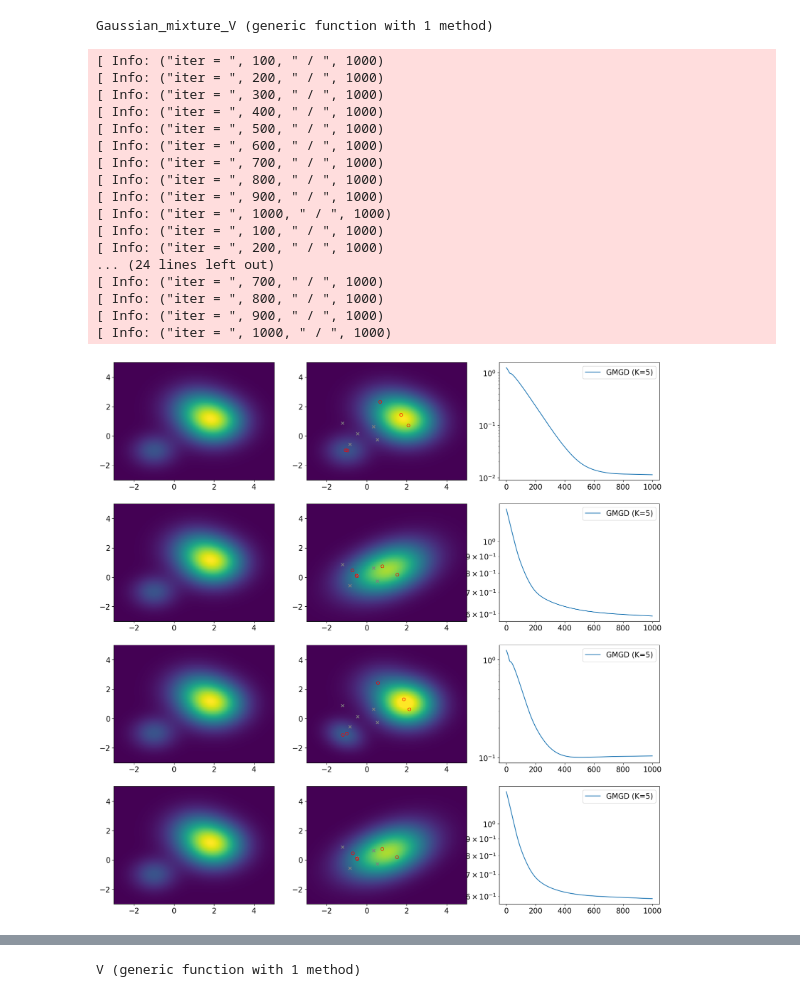
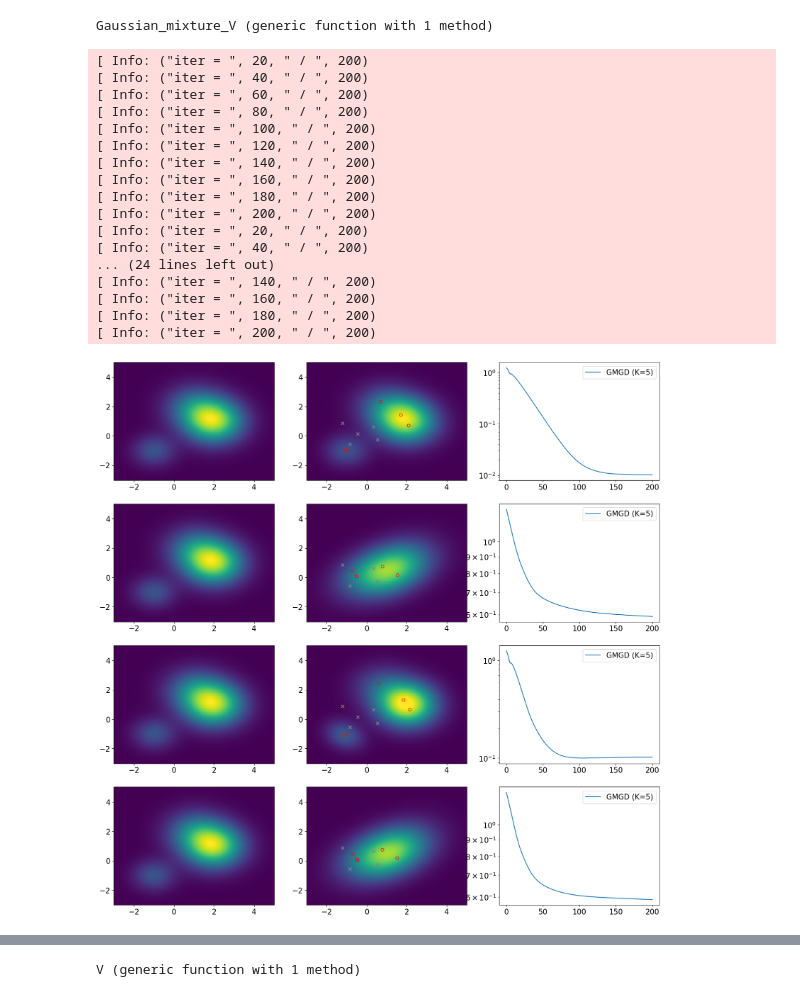
Before and after one commit to Zhengyu-Huang/InverseProblems.jl, a Jupyter notebook: Derivative-Free/Gaussian-Mixture-NGD.ipynb, the cells around one changed output, grey strips where cells are left out. Cells and saved outputs as stored; diff of their text form; code cells hidden in the pictures.

```diff
--- a/Derivative-Free/Gaussian-Mixture-NGD.ipynb
+++ b/Derivative-Free/Gaussian-Mixture-NGD.ipynb
@@ -69,51 +69,51 @@ end
 
 
 sqrt_matrix_type = "Cholesky"
-N_iter , dt  = 1000, 0.01
+N_iter , dt  = 200, 0.05
 T =  N_iter * dt
 quadrature_test_list = [
     ("mean_point","mean_point"),
     ("cubature_transform_o3","cubature_transform_o3"),
     ("cubature_transform_o5","mean_point"),
     ("cubature_transform_o5","cubature_transform_o3")]
 for iobs = 1:length(quadrature_test_list)
     quadrature_type_GM, quadrature_type = quadrature_test_list[iobs]
     gmgdobj = GMGD_Run(
             func_dV,
             T,
             N_iter,
             # Initial condition
             x0_w, x0_mean, xx0_cov;
             sqrt_matrix_type = sqrt_matrix_type,
             # setup for Gaussian mixture part
             quadrature_type_GM = quadrature_type_GM,
             # setup for potential function part
             Bayesian_inverse_problem = false,
             quadrature_type = quadrature_type)
 
     # Gaussian mixture test
     visualization_2d(ax[iobs,:]; Nx = 200, Ny = 200, x_lim=[-3.0, 5.0], y_lim=[-3.0, 5.0], func_V = func_V, objs=(gmgdobj,))
 
 end
 # %% [output]
-[ Info: ("iter = ", 100, " / ", 1000)
-[ Info: ("iter = ", 200, " / ", 1000)
-[ Info: ("iter = ", 300, " / ", 1000)
-[ Info: ("iter = ", 400, " / ", 1000)
-[ Info: ("iter = ", 500, " / ", 1000)
-[ Info: ("iter = ", 600, " / ", 1000)
-[ Info: ("iter = ", 700, " / ", 1000)
-[ Info: ("iter = ", 800, " / ", 1000)
-[ Info: ("iter = ", 900, " / ", 1000)
-[ Info: ("iter = ", 1000, " / ", 1000)
-[ Info: ("iter = ", 100, " / ", 1000)
-[ Info: ("iter = ", 200, " / ", 1000)
+[ Info: ("iter = ", 20, " / ", 200)
+[ Info: ("iter = ", 40, " / ", 200)
+[ Info: ("iter = ", 60, " / ", 200)
+[ Info: ("iter = ", 80, " / ", 200)
+[ Info: ("iter = ", 100, " / ", 200)
+[ Info: ("iter = ", 120, " / ", 200)
+[ Info: ("iter = ", 140, " / ", 200)
+[ Info: ("iter = ", 160, " / ", 200)
+[ Info: ("iter = ", 180, " / ", 200)
+[ Info: ("iter = ", 200, " / ", 200)
+[ Info: ("iter = ", 20, " / ", 200)
+[ Info: ("iter = ", 40, " / ", 200)
 ... (24 lines left out)
-[ Info: ("iter = ", 700, " / ", 1000)
-[ Info: ("iter = ", 800, " / ", 1000)
-[ Info: ("iter = ", 900, " / ", 1000)
-[ Info: ("iter = ", 1000, " / ", 1000)
+[ Info: ("iter = ", 140, " / ", 200)
+[ Info: ("iter = ", 160, " / ", 200)
+[ Info: ("iter = ", 180, " / ", 200)
+[ Info: ("iter = ", 200, " / ", 200)
-[figure, old version]
+[figure, new version]
 # %% [markdown]
 ## Gaussian likelihood function
 
```
Also changed, not shown: parts of 3 cells of this notebook, 1 other file.
